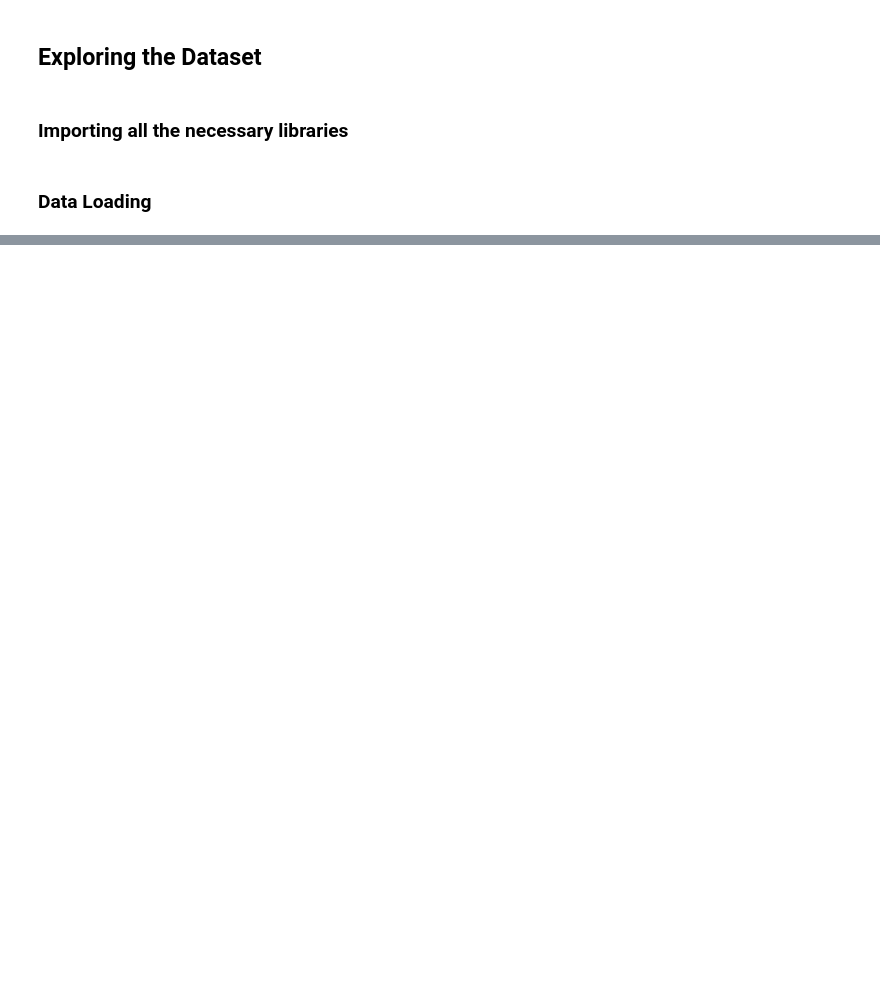
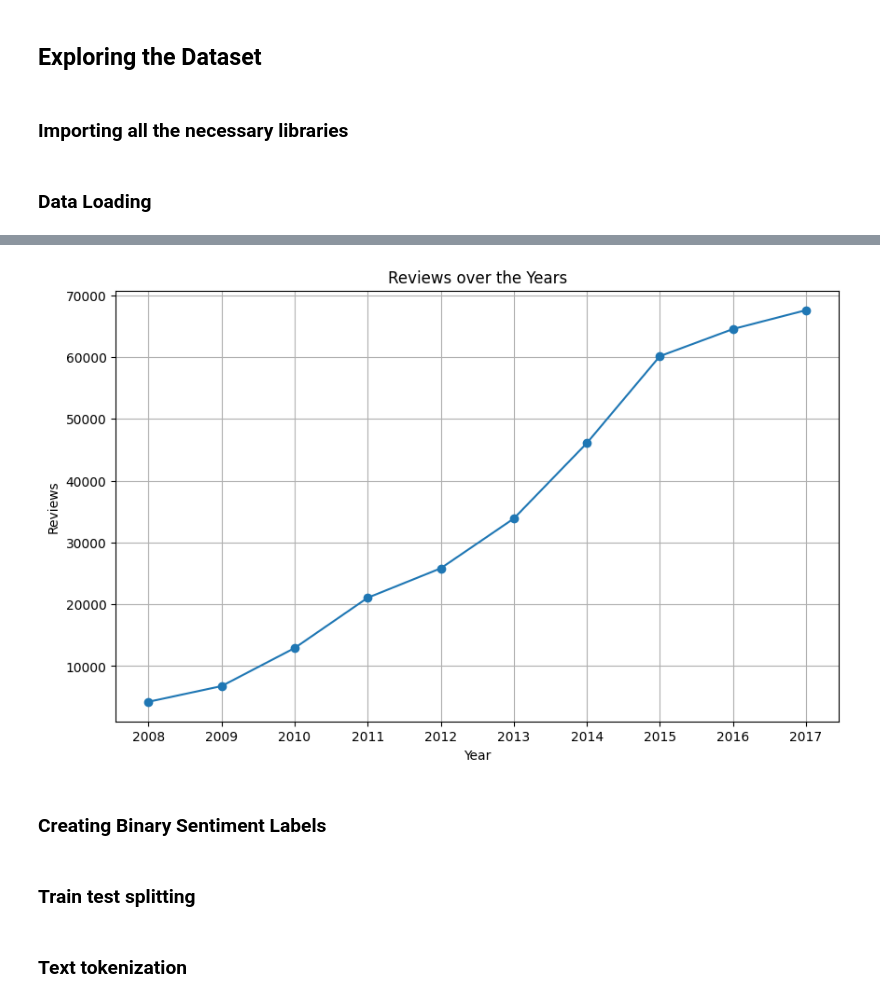
Before and after one commit to SachithJayalath/20221742_CM3604_CW_Refer, a Jupyter notebook: notebook2.ipynb, the cells around one changed output, grey strips where cells are left out. Drawn from its saved outputs; the diff is of its cells as text; code cells hidden in the pictures; blank space fills up the shorter version.

```diff
--- a/notebook2.ipynb
+++ b/notebook2.ipynb
@@ -26,0 +81,21 @@ reviews.head()
+# %%
+reviews = reviews[(reviews['year'] >= 2008) & (reviews['year'] <= 2017)]
+
+reviews = reviews[reviews['length'] >= 10]
+# %%
+# time series analysis - reviews per year
+reviews_per_year = reviews.groupby('year').size().reset_index(name='count')
+
+# plotting
+plt.figure(figsize=(10, 6))
+plt.plot(reviews_per_year['year'], reviews_per_year['count'], marker='o', linestyle='-')
+plt.title('Reviews over the Years')
+plt.xlabel('Year')
+plt.ylabel('Reviews')
+plt.xticks(reviews_per_year['year'])
+plt.grid()
+plt.show()
+# %% [output]
+[figure, added]
+# %% [markdown]
+### Creating Binary Sentiment Labels
@@ -26,0 +108,2 @@ reviews.head()
+# %% [markdown]
+### Train test splitting
@@ -26,0 +114,2 @@ reviews.head()
+# %% [markdown]
+### Text tokenization
```
Also changed, not shown: parts of 23 cells of this notebook.
